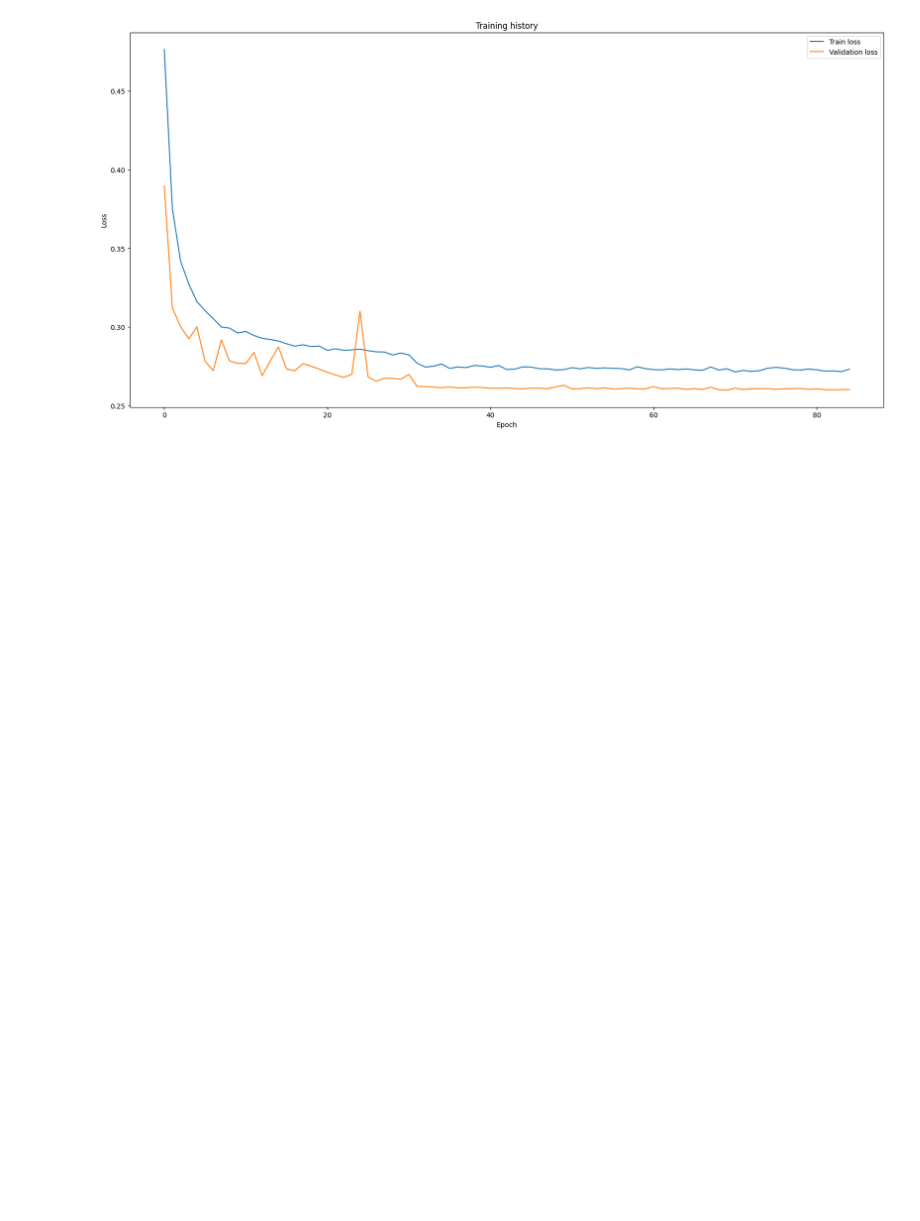
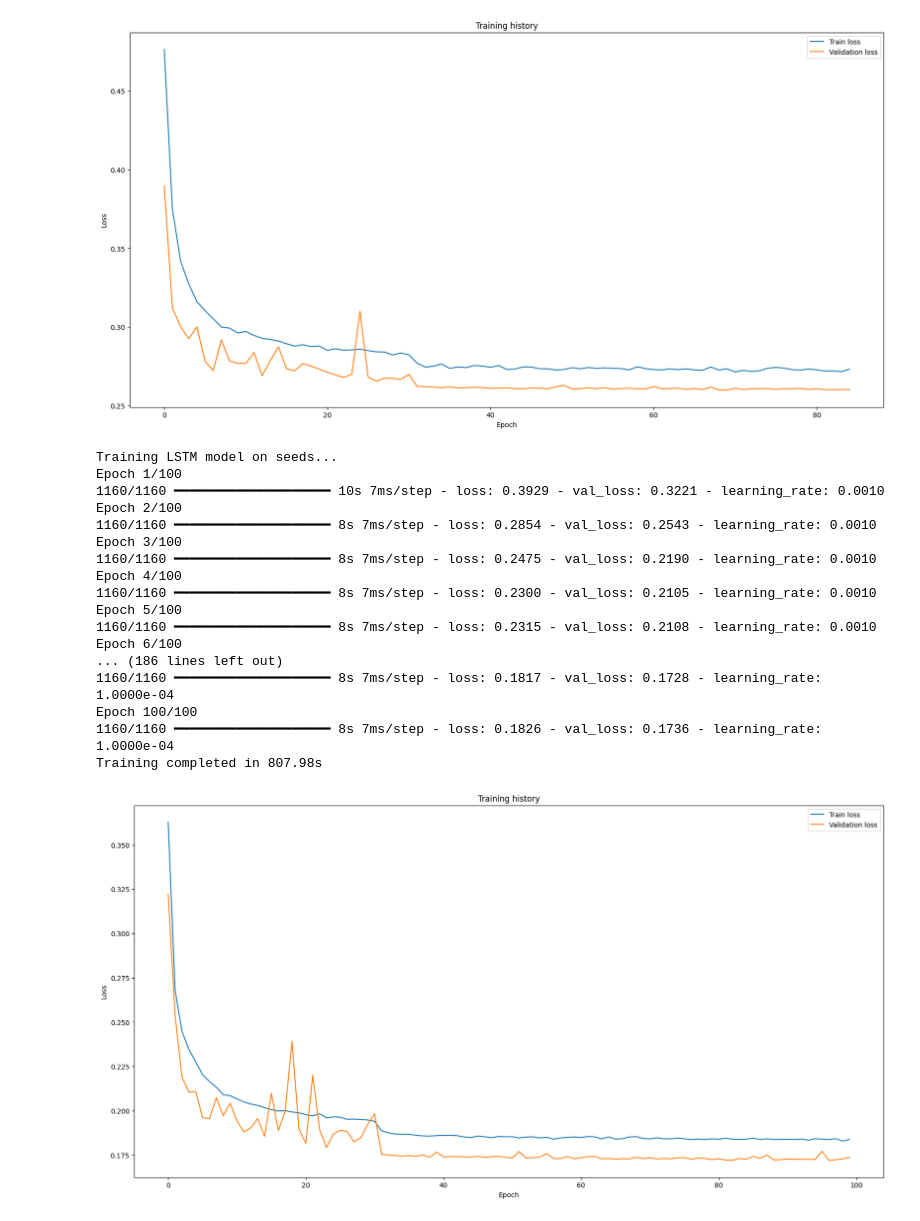
Before and after one commit to Mpkosh/network_hybrid_33, a Jupyter notebook: save_model_lstm_day_E_prev_I_for_seir.ipynb, the cells around one changed output. Drawn from its saved outputs; the diff is of its cells as text; code cells hidden in the pictures; blank space fills up the shorter version.

Commit message:
upd lstm

```diff
--- a/save_model_lstm_day_E_prev_I_for_seir.ipynb
+++ b/save_model_lstm_day_E_prev_I_for_seir.ipynb
@@ -210,3 +210,34 @@ Epoch 85/100
 830/830 ━━━━━━━━━━━━━━━━━━━━ 6s 7ms/step - loss: 0.2668 - val_loss: 0.2603 - learning_rate: 1.0000e-04
 Training completed in 498.98s
 [figure]
+# %%
+seeds_dir='initial_data/initial_data_ba_100000/'
+model_file = seeds_dir+'lstm_day_E_for_seir.keras'
+scaler_file = seeds_dir+'lstm_day_E_for_seir.pkl'
+
+model, scaler, _ = train_and_save_model(
+        seeds_dir,
+        df_seeds,
+        model_save_path=model_file,
+        scaler_save_path=scaler_file,
+        window_size=window_size
+    )
+# %% [output]
+Training LSTM model on seeds...
+Epoch 1/100
+1160/1160 ━━━━━━━━━━━━━━━━━━━━ 10s 7ms/step - loss: 0.3929 - val_loss: 0.3221 - learning_rate: 0.0010
+Epoch 2/100
+1160/1160 ━━━━━━━━━━━━━━━━━━━━ 8s 7ms/step - loss: 0.2854 - val_loss: 0.2543 - learning_rate: 0.0010
+Epoch 3/100
+1160/1160 ━━━━━━━━━━━━━━━━━━━━ 8s 7ms/step - loss: 0.2475 - val_loss: 0.2190 - learning_rate: 0.0010
+Epoch 4/100
+1160/1160 ━━━━━━━━━━━━━━━━━━━━ 8s 7ms/step - loss: 0.2300 - val_loss: 0.2105 - learning_rate: 0.0010
+Epoch 5/100
+1160/1160 ━━━━━━━━━━━━━━━━━━━━ 8s 7ms/step - loss: 0.2315 - val_loss: 0.2108 - learning_rate: 0.0010
+Epoch 6/100
+... (186 lines left out)
+1160/1160 ━━━━━━━━━━━━━━━━━━━━ 8s 7ms/step - loss: 0.1817 - val_loss: 0.1728 - learning_rate: 1.0000e-04
+Epoch 100/100
+1160/1160 ━━━━━━━━━━━━━━━━━━━━ 8s 7ms/step - loss: 0.1826 - val_loss: 0.1736 - learning_rate: 1.0000e-04
+Training completed in 807.98s
+[figure, added]
```
Also changed, not shown: parts of 1 cell of this notebook, 5 other files.
